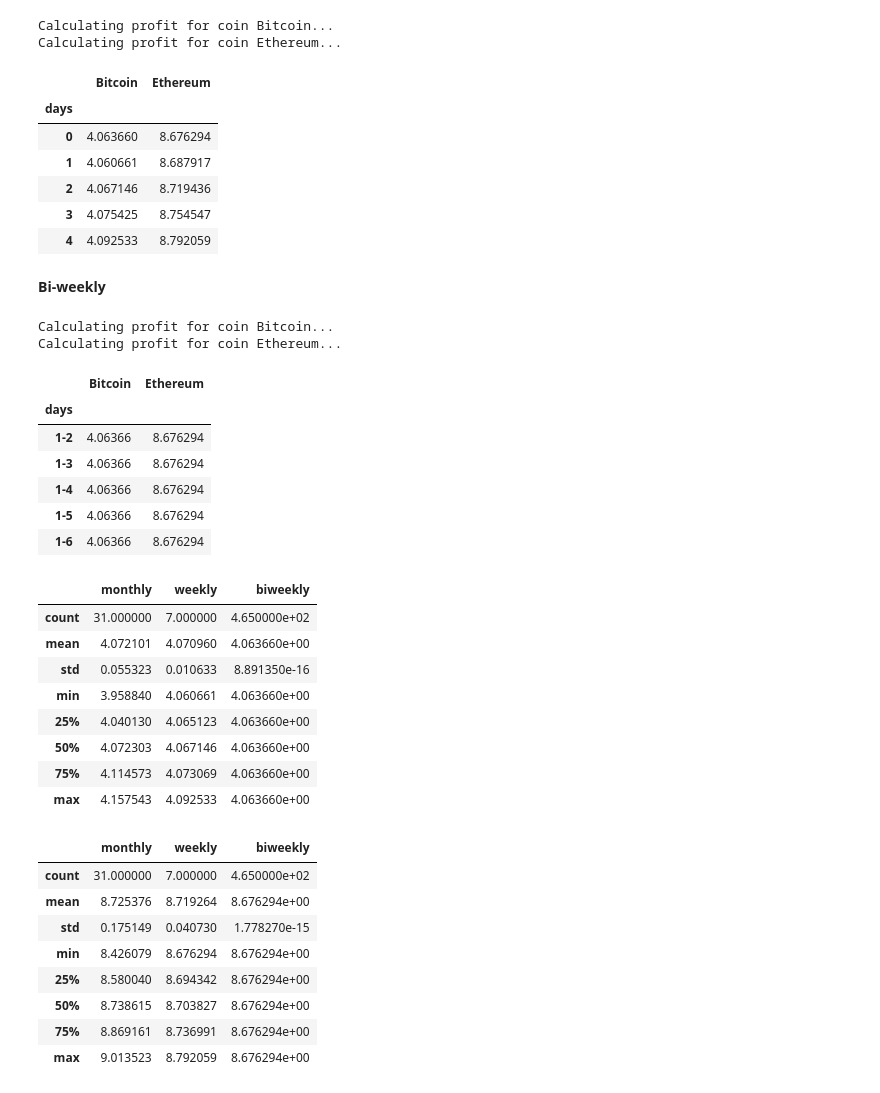
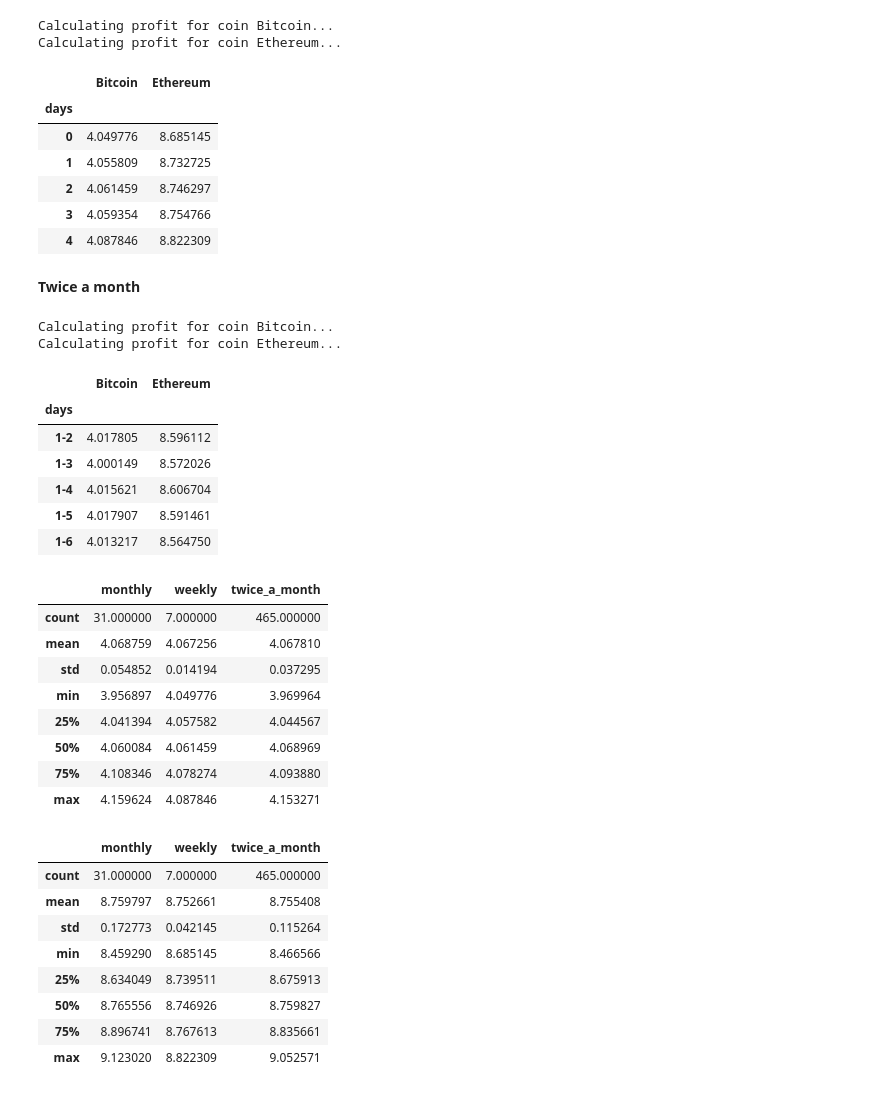
Before and after one commit to IncioMan/crypto_price_analysis, a Jupyter notebook: notebooks/frequency_DCA.ipynb, the cells around one changed output. Drawn from its saved outputs; the diff is of its cells as text; code cells hidden in the pictures.

Commit message:
updated analysis with twice a month and weekly best day

```diff
--- a/notebooks/weekly_or_monthly_DCA.ipynb
+++ b/notebooks/frequency_DCA.ipynb
@@ -21,9 +21,9 @@ def calculate_profit_dca(df, frequency, purchase_year_month = '2018-01',\
         freq_cond = (df.dayofweek == purchase_day_of_week)
 
     purchase = df[(df.year_month >= purchase_year_month) & freq_cond]
-    purchased_amount = (purchase_usd/purchase.avg_daily_price).sum()
+    purchased_amount = (purchase_usd/purchase.High).sum()
     investment_amount = purchase_usd * len(purchase)
-    investment_value = df[-1:].avg_daily_price * purchased_amount
+    investment_value = df[-1:].High * purchased_amount
     return (investment_value / investment_amount)
 # %%
 dfs = {}
@@ -83,42 +83,42 @@ weekly_df.head()
 # %% [output]
 |  | Bitcoin | Ethereum |
 | days |  |  |
-| 0 | 4.063660 | 8.676294 |
-| 1 | 4.060661 | 8.687917 |
-| 2 | 4.067146 | 8.719436 |
-| 3 | 4.075425 | 8.754547 |
-| 4 | 4.092533 | 8.792059 |
+| 0 | 4.049776 | 8.685145 |
+| 1 | 4.055809 | 8.732725 |
+| 2 | 4.061459 | 8.746297 |
+| 3 | 4.059354 | 8.754766 |
+| 4 | 4.087846 | 8.822309 |
-# %% [markdown]
-**Bi-weekly**
+# %% [markdown]
+**Twice a month**
 # %%
 days= []
-biweekly_profit = {}
+twice_a_month_profit = {}
 for i in range(1,32):
     for j in range(i+1,32):
         days.append(f"{i}-{j}")
 
 for coin in coins:
     df = prepare_data(coin)
-    biweekly_profit[coin] = []
+    twice_a_month_profit[coin] = []
     print(f"Calculating profit for coin {coin}...")
     for i in range(1,32):
         for j in range(i+1,32):
-            biweekly_profit[coin].append(calculate_profit_dca(df, 'weekly', purchase_day_of_month=[i,j]).iloc[0])
+            twice_a_month_profit[coin].append(calculate_profit_dca(df, 'monthly', purchase_day_of_month=[i,j]).iloc[0])
 # %% [output]
 Calculating profit for coin Bitcoin...
 Calculating profit for coin Ethereum...
 # %%
-biweekly_profit['days']=days
-biweekly_df = pd.DataFrame.from_dict(biweekly_profit).set_index('days')
-dfs['biweekly'] = biweekly_df
-biweekly_df.head()
+twice_a_month_profit['days']=days
+twice_a_month_df = pd.DataFrame.from_dict(twice_a_month_profit).set_index('days')
+dfs['twice_a_month'] = twice_a_month_df
+twice_a_month_df.head()
 # %% [output]
 |  | Bitcoin | Ethereum |
 | days |  |  |
-| 1-2 | 4.06366 | 8.676294 |
-| 1-3 | 4.06366 | 8.676294 |
-| 1-4 | 4.06366 | 8.676294 |
-| 1-5 | 4.06366 | 8.676294 |
-| 1-6 | 4.06366 | 8.676294 |
+| 1-2 | 4.017805 | 8.596112 |
+| 1-3 | 4.000149 | 8.572026 |
+| 1-4 | 4.015621 | 8.606704 |
+| 1-5 | 4.017907 | 8.591461 |
+| 1-6 | 4.013217 | 8.564750 |
 # %%
 coin_describe_values = {}
@@ -136,25 +135,25 @@ for coin in coins:
 # %%
 coin_describe_dfs['Bitcoin'].transpose()
 # %% [output]
-|  | monthly | weekly | biweekly |
-| count | 31.000000 | 7.000000 | 4.650000e+02 |
-| mean | 4.072101 | 4.070960 | 4.063660e+00 |
-| std | 0.055323 | 0.010633 | 8.891350e-16 |
-| min | 3.958840 | 4.060661 | 4.063660e+00 |
-| 25% | 4.040130 | 4.065123 | 4.063660e+00 |
-| 50% | 4.072303 | 4.067146 | 4.063660e+00 |
-| 75% | 4.114573 | 4.073069 | 4.063660e+00 |
-| max | 4.157543 | 4.092533 | 4.063660e+00 |
+|  | monthly | weekly | twice_a_month |
+| count | 31.000000 | 7.000000 | 465.000000 |
+| mean | 4.068759 | 4.067256 | 4.067810 |
+| std | 0.054852 | 0.014194 | 0.037295 |
+| min | 3.956897 | 4.049776 | 3.969964 |
+| 25% | 4.041394 | 4.057582 | 4.044567 |
+| 50% | 4.060084 | 4.061459 | 4.068969 |
+| 75% | 4.108346 | 4.078274 | 4.093880 |
+| max | 4.159624 | 4.087846 | 4.153271 |
 # %%
 coin_describe_dfs['Ethereum'].transpose()
 # %% [output]
-|  | monthly | weekly | biweekly |
-| count | 31.000000 | 7.000000 | 4.650000e+02 |
-| mean | 8.725376 | 8.719264 | 8.676294e+00 |
-| std | 0.175149 | 0.040730 | 1.778270e-15 |
-| min | 8.426079 | 8.676294 | 8.676294e+00 |
-| 25% | 8.580040 | 8.694342 | 8.676294e+00 |
-| 50% | 8.738615 | 8.703827 | 8.676294e+00 |
-| 75% | 8.869161 | 8.736991 | 8.676294e+00 |
-| max | 9.013523 | 8.792059 | 8.676294e+00 |
+|  | monthly | weekly | twice_a_month |
+| count | 31.000000 | 7.000000 | 465.000000 |
+| mean | 8.759797 | 8.752661 | 8.755408 |
+| std | 0.172773 | 0.042145 | 0.115264 |
+| min | 8.459290 | 8.685145 | 8.466566 |
+| 25% | 8.634049 | 8.739511 | 8.675913 |
+| 50% | 8.765556 | 8.746926 | 8.759827 |
+| 75% | 8.896741 | 8.767613 | 8.835661 |
+| max | 9.123020 | 8.822309 | 9.052571 |
 # %% [markdown]
```
Also changed, not shown: parts of 3 cells of this notebook, 6 other files.
